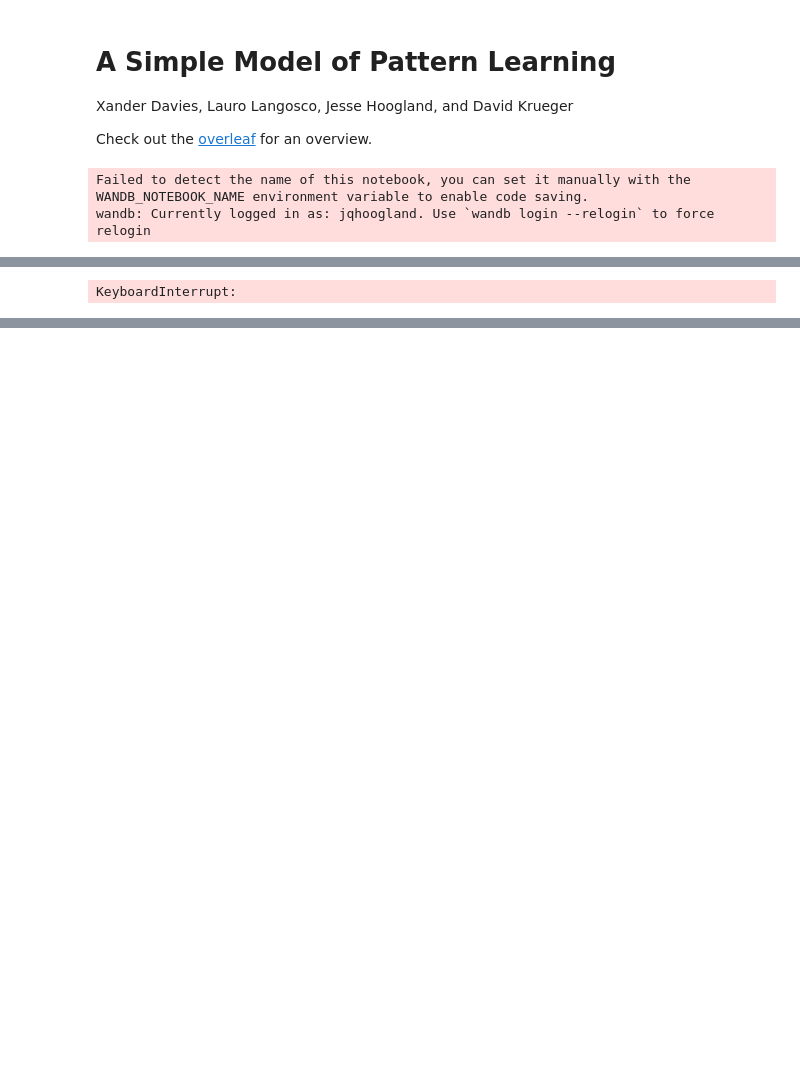
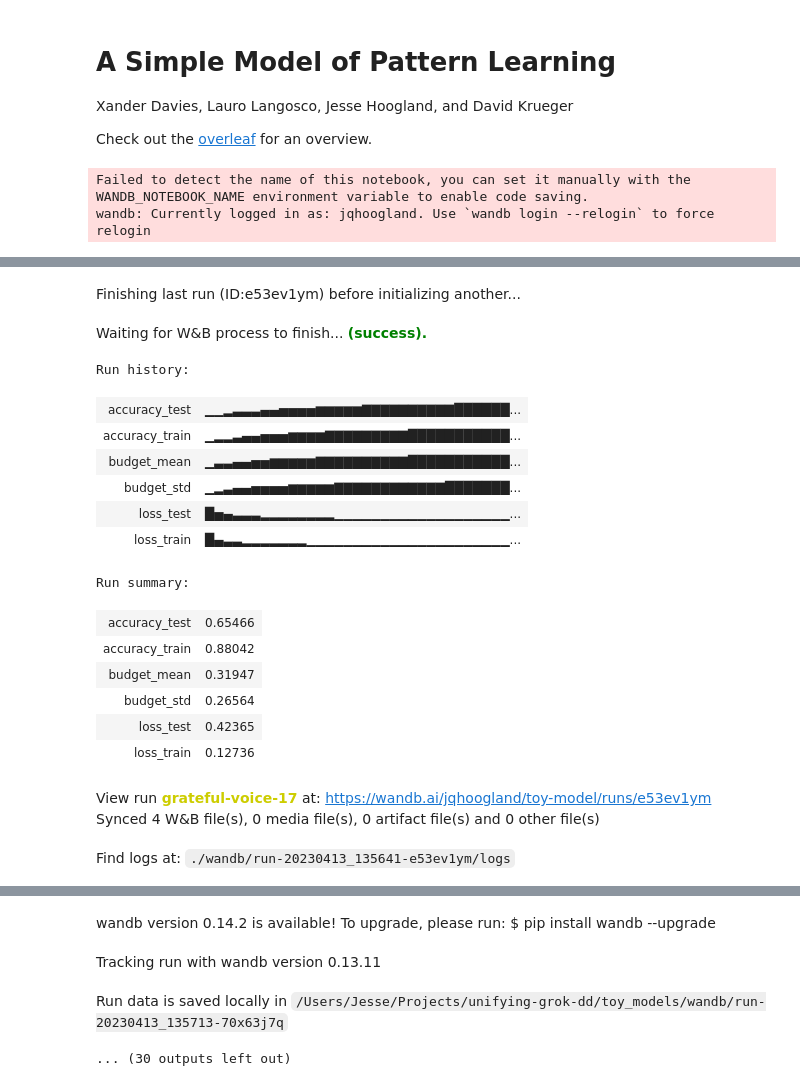
Before and after one commit to jqhoogland/pattern-learning, a Jupyter notebook: toy_models/toy_model_v2.ipynb, the cells around one changed output, grey strips where cells are left out. Cells and saved outputs as stored; diff of their text form; code cells hidden in the pictures; blank space fills up the shorter version.

```diff
--- a/toy_models/toy_model_v2.ipynb
+++ b/toy_models/toy_model_v2.ipynb
@@ -153,10 +155,10 @@ class Grokker(BaseLearner):
 # %%
 def log(learner: BaseLearner, step: int):
     log = {
-        "loss_train": loss(learner.budget, learner.costs, learner.trainset),
-        "loss_test": loss(learner.budget, learner.costs, learner.testset),
-        "accuracy_train": accuracy(learner.budget, learner.costs, learner.trainset),
-        "accuracy_test": accuracy(learner.budget, learner.costs, learner.testset),
+        "loss_train": loss(learner.trainset, learner.budget, learner.costs),
+        "loss_test": loss(learner.testset, learner.budget, learner.costs),
+        "accuracy_train": accuracy(learner.trainset, learner.budget, learner.costs),
+        "accuracy_test": accuracy(learner.testset, learner.budget, learner.costs),
         "budget_mean": learner.budget.mean(),
         "budget_std": learner.budget.std(),
     }
@@ -164,7 +166,7 @@ def log(learner: BaseLearner, step: int):
     wandb.log(log, step=step)
 
 
-def train(learner: Learner, lr = 0.01, n_steps = 1000, beta=0.01):
+def train(learner: Learner, lr = 0.1, n_steps = 1000, beta=0.01):
     wandb.init(project="toy-model")
 
     for i in range(n_steps):
@@ -175,15 +177,32 @@ def train(learner: Learner, lr = 0.01, n_steps = 1000, beta=0.01):
             plt.plot(learner.budget)
             plt.show()
 
-        print(jax.grad(loss)(learner.budget, learner.costs, learner.trainset),  (1 - learner.trainset * smootherstep(learner.budget / learner.costs)))
-        learner.budget -= lr * (learner.speeds * jax.grad(loss)(learner.budget, learner.costs, learner.trainset) + beta * jnp.abs(learner.budget))
+        learner.budget -= lr * (learner.speeds * jax.grad(loss, argnums=1)(learner.trainset, learner.budget, learner.costs) + beta * jnp.abs(learner.budget))
 
     log(learner, n_steps)
     wandb.finish()
 # %%
+# 1e-2: learns at same speed
 
-grokker = Grokker(n_train_samples=100, n_test_samples=100, n_classes=100, rel_speed=1e-8)
-print(grokker.budget)
-# train(grokker)
+grokker = Grokker(n_train_samples=100, n_test_samples=100, n_classes=100, rel_speed=1e-2)
+train(grokker, n_steps=10_000, beta=0.1)
 # %% [output]
+Finishing last run (ID:e53ev1ym) before initializing another...
+Waiting for W&B process to finish... (success).
-KeyboardInterrupt:
+Run history:
+| accuracy_test | ▁▁▂▃▃▃▄▄▅▅▅▅▆▆▆▆▆▇▇▇▇▇▇▇▇▇▇██████... |
+| accuracy_train | ▁▂▂▃▄▄▅▅▅▆▆▆▆▇▇▇▇▇▇▇▇▇███████████... |
+| budget_mean | ▁▃▃▄▄▅▅▆▆▆▆▆▇▇▇▇▇▇▇▇▇▇███████████... |
+| budget_std | ▁▂▃▄▄▅▅▅▅▆▆▆▆▆▇▇▇▇▇▇▇▇▇▇▇▇███████... |
+| loss_test | █▅▄▃▃▃▂▂▂▂▂▂▂▂▁▁▁▁▁▁▁▁▁▁▁▁▁▁▁▁▁▁▁... |
+| loss_train | █▄▃▃▂▂▂▂▂▂▂▁▁▁▁▁▁▁▁▁▁▁▁▁▁▁▁▁▁▁▁▁▁... |
+Run summary:
+| accuracy_test | 0.65466 |
+| accuracy_train | 0.88042 |
+| budget_mean | 0.31947 |
+| budget_std | 0.26564 |
+| loss_test | 0.42365 |
+| loss_train | 0.12736 |
+View run grateful-voice-17 at: https://wandb.ai/jqhoogland/toy-model/runs/e53ev1ym
+Synced 4 W&B file(s), 0 media file(s), 0 artifact file(s) and 0 other file(s)
+Find logs at: ./wandb/run-20230413_135641-e53ev1ym/logs
@@ -189,0 +210,4 @@ KeyboardInterrupt:
+wandb version 0.14.2 is available! To upgrade, please run: $ pip install wandb --upgrade
+Tracking run with wandb version 0.13.11
+Run data is saved locally in /Users/Jesse/Projects/unifying-grok-dd/toy_models/wandb/run-20230413_135713-70x63j7q
+... (30 outputs left out)
```
Also changed, not shown: parts of 2 cells of this notebook.
